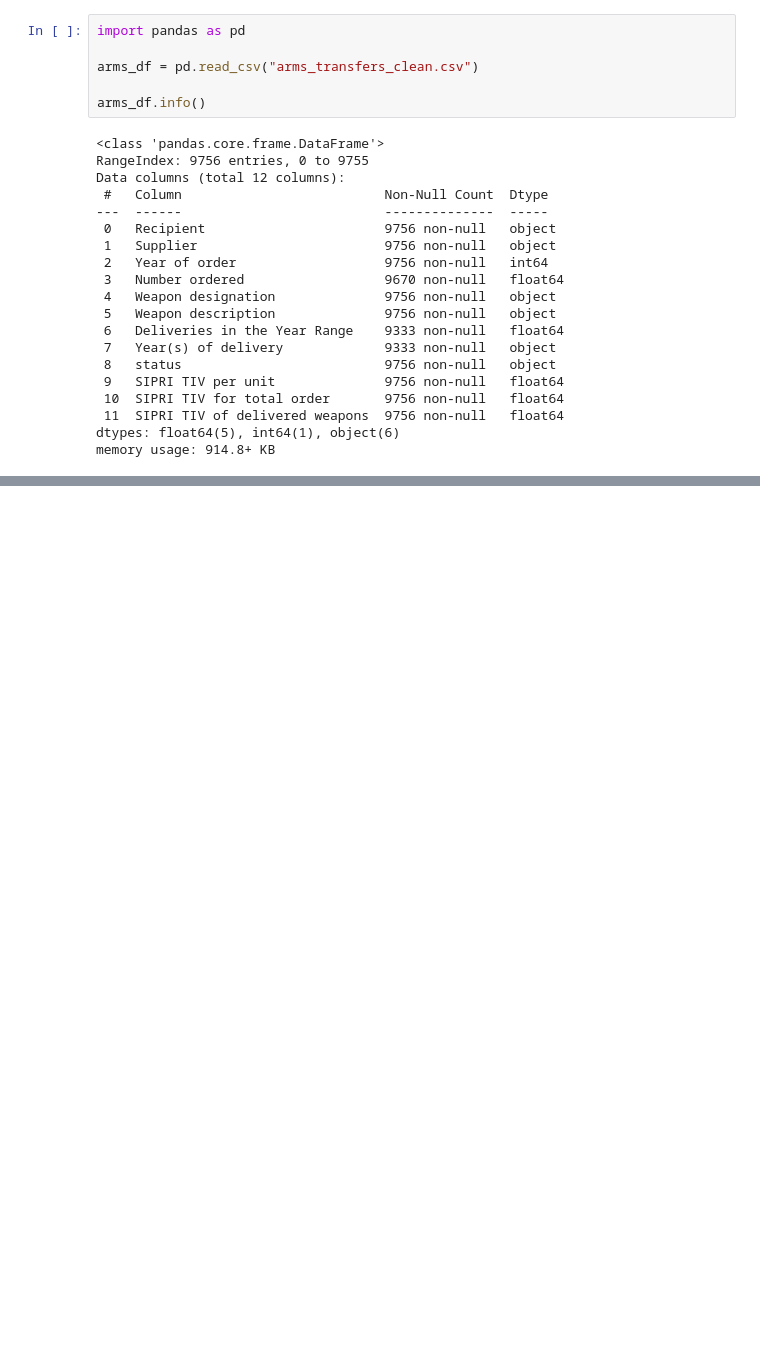
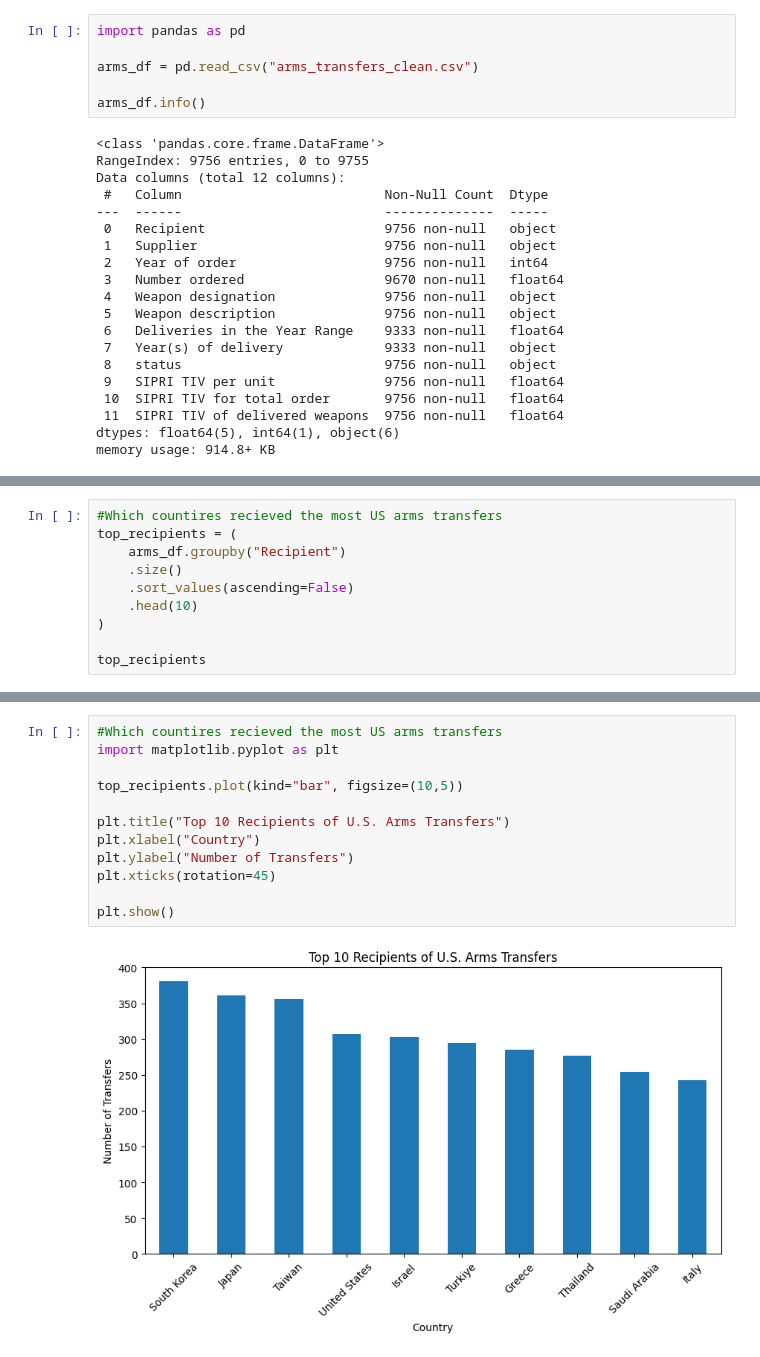
Before and after one commit to Requiessss/DATA-science-prj, a Jupyter notebook: Main_prj.ipynb, the cells around one changed output, grey strips where cells are left out. Saved outputs shown, nothing was run; the diff lists cells and outputs as text; blank space fills up the shorter version.

```diff
--- a/Main_prj.ipynb
+++ b/Main_prj.ipynb
@@ -39,0 +101,10 @@ arms_df.to_csv("arms_transfers_final_clean.csv", index=False)
+# %%
+#Which countires recieved the most US arms transfers
+top_recipients = (
+    arms_df.groupby("Recipient")
+    .size()
+    .sort_values(ascending=False)
+    .head(10)
+)
+
+top_recipients
@@ -39,0 +125,14 @@ arms_df.to_csv("arms_transfers_final_clean.csv", index=False)
+# %%
+#Which countires recieved the most US arms transfers
+import matplotlib.pyplot as plt
+
+top_recipients.plot(kind="bar", figsize=(10,5))
+
+plt.title("Top 10 Recipients of U.S. Arms Transfers")
+plt.xlabel("Country")
+plt.ylabel("Number of Transfers")
+plt.xticks(rotation=45)
+
+plt.show()
+# %% [output]
+[figure, added]
```
Also changed, not shown: parts of 14 cells of this notebook.
